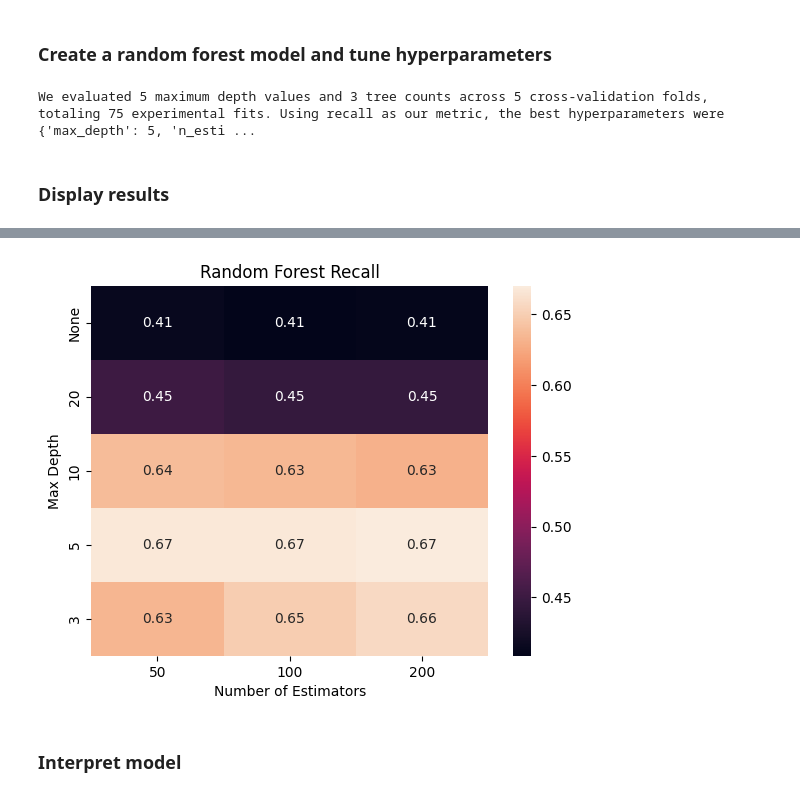
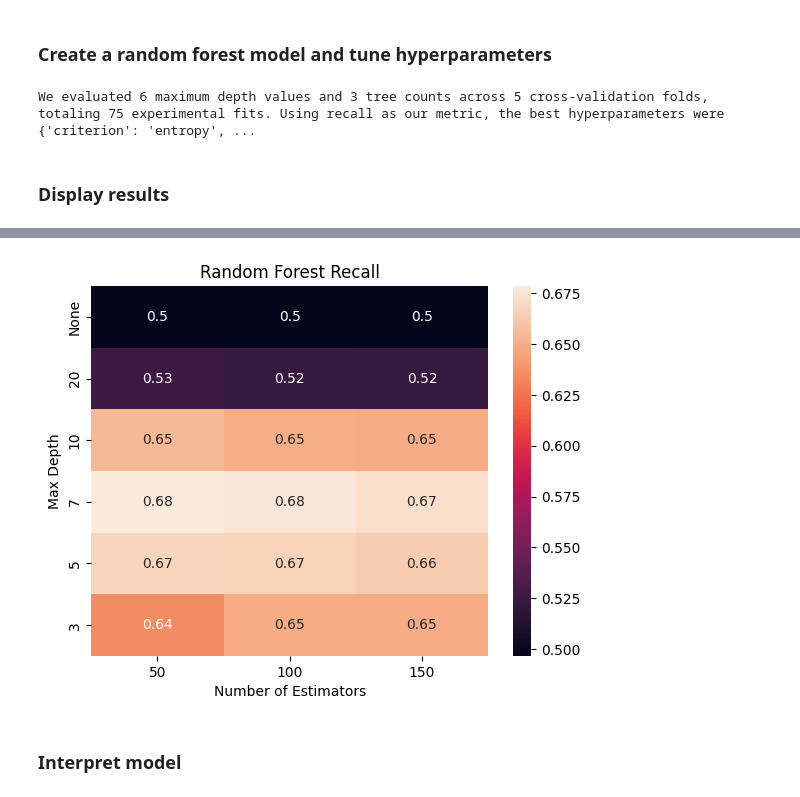
Before and after one commit to amylin1249/nypd-enforcement-gap, a Jupyter notebook: src/train_nonlinear_model.ipynb, the cells around one changed output, grey strips where cells are left out. Saved outputs shown, nothing was run; the diff lists cells and outputs as text; code cells hidden in the pictures.

Commit message:
added param non_lin

```diff
--- a/src/train_nonlinear_model.ipynb
+++ b/src/train_nonlinear_model.ipynb
@@ -51,7 +51,12 @@ dt = DecisionTreeClassifier(class_weight="balanced", random_state=123)
 cv_split = KFold(n_splits=5, shuffle=True, random_state=123)
 
 # Define parameter grid for hyperparameter tuning
-param_grid_dt = {"max_depth": [3, 5, 10, 20, None]}
+param_grid_dt = {
+    "max_depth": [3, 5, 7, 10, 20, None],
+    "min_samples_split" : [2, 5, 10],
+    "min_samples_leaf" :[1, 2, 4],
+    "criterion": ["gini", "entropy"]
+    }
 
 scoring = ["accuracy", "precision", "recall", "f1"]
 
@@ -69,5 +74,5 @@ dt_grid_search = GridSearchCV(
 # Run GridSearchCV
 dt_grid_search.fit(X_train, y_train)
 
-print(f"We evaluated 5 maximum depth values across 5 cross-validation folds, totaling 25 experimental fits. Using recall as our metric, the best hyperparameter was {dt_grid_search.best_params_}, which achieved a score of {dt_grid_search.best_score_:.2f}.")
+print(f"We evaluated 6 maximum depth values across 5 cross-validation folds, totaling 25 experimental fits. Using recall as our metric, the best hyperparameter was {dt_grid_search.best_params_}, which achieved a score of {dt_grid_search.best_score_:.2f}.")
 # %% [output]
@@ -182,8 +210,11 @@ rf = RandomForestClassifier(class_weight="balanced", random_state=123)
 
 # Define parameter grid for hyperparameter tuning
 param_grid_rf = {
-    "max_depth": [3, 5, 10, 20, None],
-    "n_estimators": [50, 100, 200]
+    "max_depth": [3, 5, 7, 10, 20, None],
+    "n_estimators": [50, 100, 150],
+    "min_samples_split" : [2, 5, 10],
+    "min_samples_leaf" :[1, 2, 4],
+    "criterion": ["gini", "entropy"]
 }
 
 # Initialize GridSearchCV, with tuning based on recall (our primary metric)
@@ -200,9 +231,9 @@ rf_grid_search = GridSearchCV(
 # Run GridSearchCV
 rf_grid_search.fit(X_train, y_train)
 
-print(f"We evaluated 5 maximum depth values and 3 tree counts across 5 cross-validation folds, totaling 75 experimental fits. Using recall as our metric, the best hyperparameters were {rf_grid_search.best_params_}, which achieved a score of {rf_grid_search.best_score_:.2f}.")
+print(f"We evaluated 6 maximum depth values and 3 tree counts across 5 cross-validation folds, totaling 75 experimental fits. Using recall as our metric, the best hyperparameters were {rf_grid_search.best_params_}, which achieved a score of {rf_grid_search.best_score_:.2f}.")
 # %% [output]
-We evaluated 5 maximum depth values and 3 tree counts across 5 cross-validation folds, totaling 75 experimental fits. Using recall as our metric, the best hyperparameters were {'max_depth': 5, 'n_esti ...
+We evaluated 6 maximum depth values and 3 tree counts across 5 cross-validation folds, totaling 75 experimental fits. Using recall as our metric, the best hyperparameters were {'criterion': 'entropy', ...
 # %% [markdown]
 ### Display results
 # %%
@@ -211,6 +242,9 @@ rf_grid_search_results = pd.DataFrame(rf_grid_search.cv_results_)
 rf_results_table = rf_grid_search_results[[
     "param_max_depth",
     "param_n_estimators",
+    "param_min_samples_split",
+    "param_min_samples_leaf",
+    "param_criterion",
     "mean_test_accuracy", "rank_test_accuracy",
     "mean_test_precision", "rank_test_precision",
     "mean_test_recall", "rank_test_recall",
@@ -220,7 +254,7 @@ print(rf_results_table.to_string(index=False, float_format="%.2f"))
 
 plt.figure()
 
-max_depth_order = ["None", "20", "10", "5", "3"]
+max_depth_order = ["None", "20", "10", "7", "5", "3"]
 
 rf_grid_search_results["param_max_depth"] = pd.Categorical(
     rf_grid_search_results["param_max_depth"].fillna("None").astype(str),
@@ -228,11 +262,13 @@ rf_grid_search_results["param_max_depth"] = pd.Categorical(
     ordered=True
 )
 
-rf_plot = rf_grid_search_results.pivot(
+rf_plot = rf_grid_search_results.pivot_table(
     index="param_max_depth",
     columns="param_n_estimators",
-    values="mean_test_recall"
+    values="mean_test_recall",
+    aggfunc="mean"
 )
+
 
 seaborn.heatmap(rf_plot, annot=True)
 plt.title("Random Forest Recall")
@@ -259,4 +296,4 @@ param_max_depth  param_n_estimators  mean_test_accuracy  rank_test_accuracy  mea
-[figure, old version]
+[figure, new version]
 # %% [markdown]
 ### Interpret model
 # %%
```
Also changed, not shown: parts of 7 cells of this notebook.
